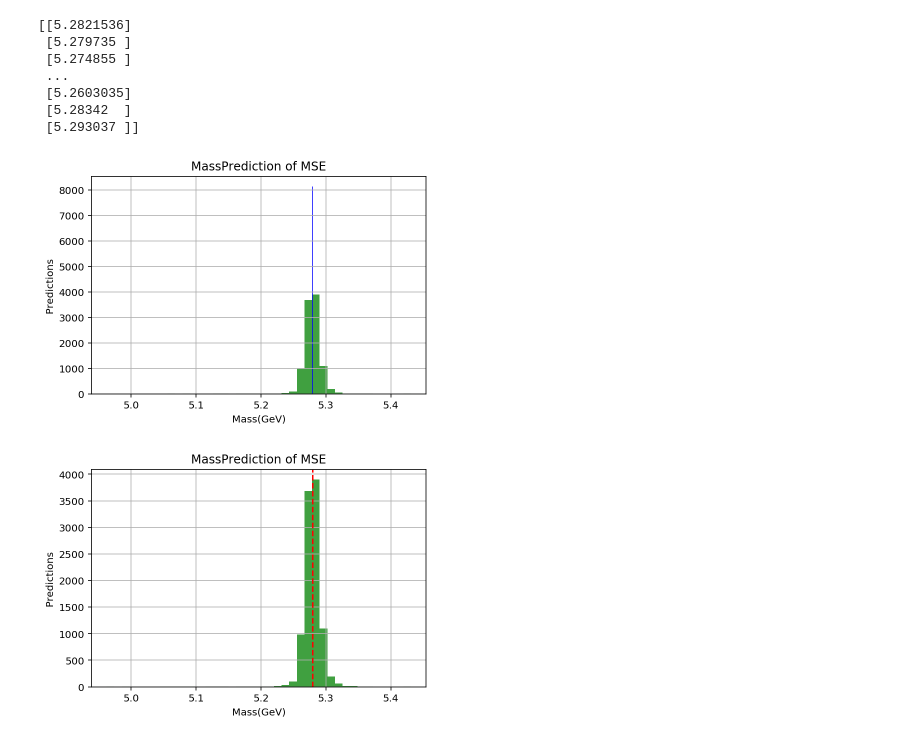
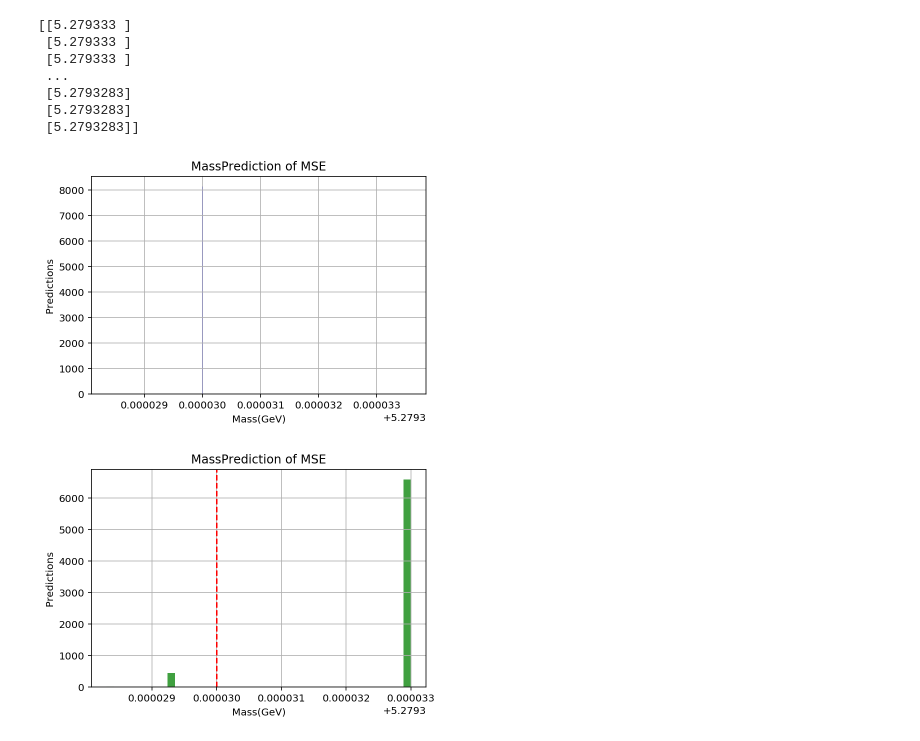
Before and after one commit to tingkaihsu/Regression, a Jupyter notebook: simpleModel.ipynb, the cells around one changed output. Cells and saved outputs as stored; diff of their text form; code cells hidden in the pictures.

Commit message:
simple model is the best

```diff
--- a/simpleModel.ipynb
+++ b/simpleModel.ipynb
@@ -345,16 +361,16 @@ def PlotPrediction(filepath, fig, tag):
 #     plt.show()
     plt.savefig(fig)
 # %%
-PlotPrediction('test.txt','predictions/Mass_100epPre.png','Mass')
+PlotPrediction('test.txt','predictions/Mass_200epPre.png','Mass')
 # %% [output]
-[[5.2821536]
- [5.279735 ]
- [5.274855 ]
+[[5.279333 ]
+ [5.279333 ]
+ [5.279333 ]
  ...
- [5.2603035]
- [5.28342  ]
- [5.293037 ]]
+ [5.2793283]
+ [5.2793283]
+ [5.2793283]]
-[figure, old version]
+[figure, new version]
 # %%
 def PlotWithoutModel(filepath, fig, tag):
     TrueMass = 5.27933
@@ -373,6 +389,6 @@ def PlotWithoutModel(filepath, fig, tag):
     plt.grid(True)
     plt.savefig(fig)
 # %%
-PlotWithoutModel('100pre_MEPoint.txt', '100masspre.png', 'Mass')
+PlotWithoutModel('200pre_MEPoint.txt', '200masspre.png', 'Mass')
 # %% [output]
-[figure, old version]
+[figure, new version]
```
Also changed, not shown: parts of 7 cells of this notebook, 1 other file.
